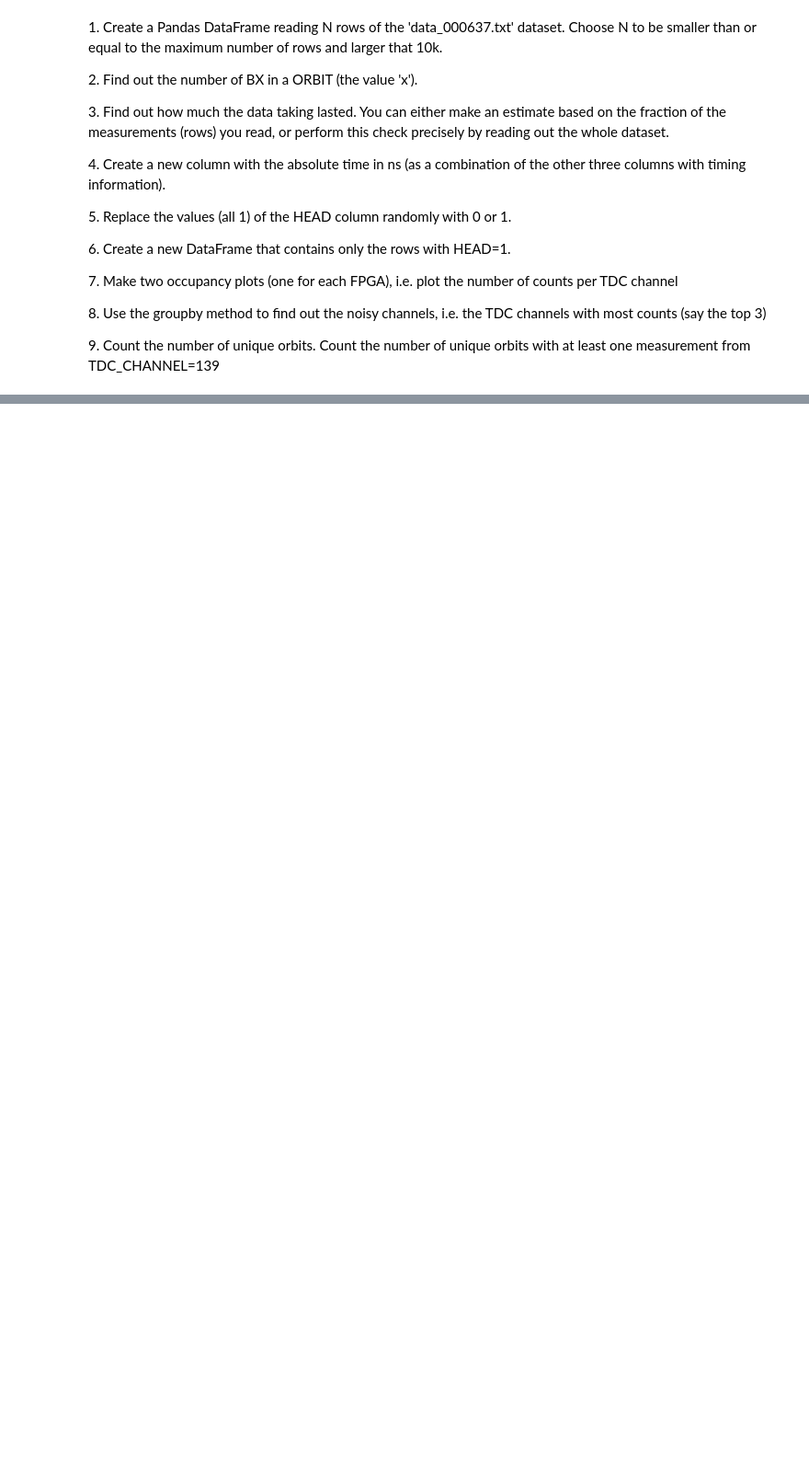
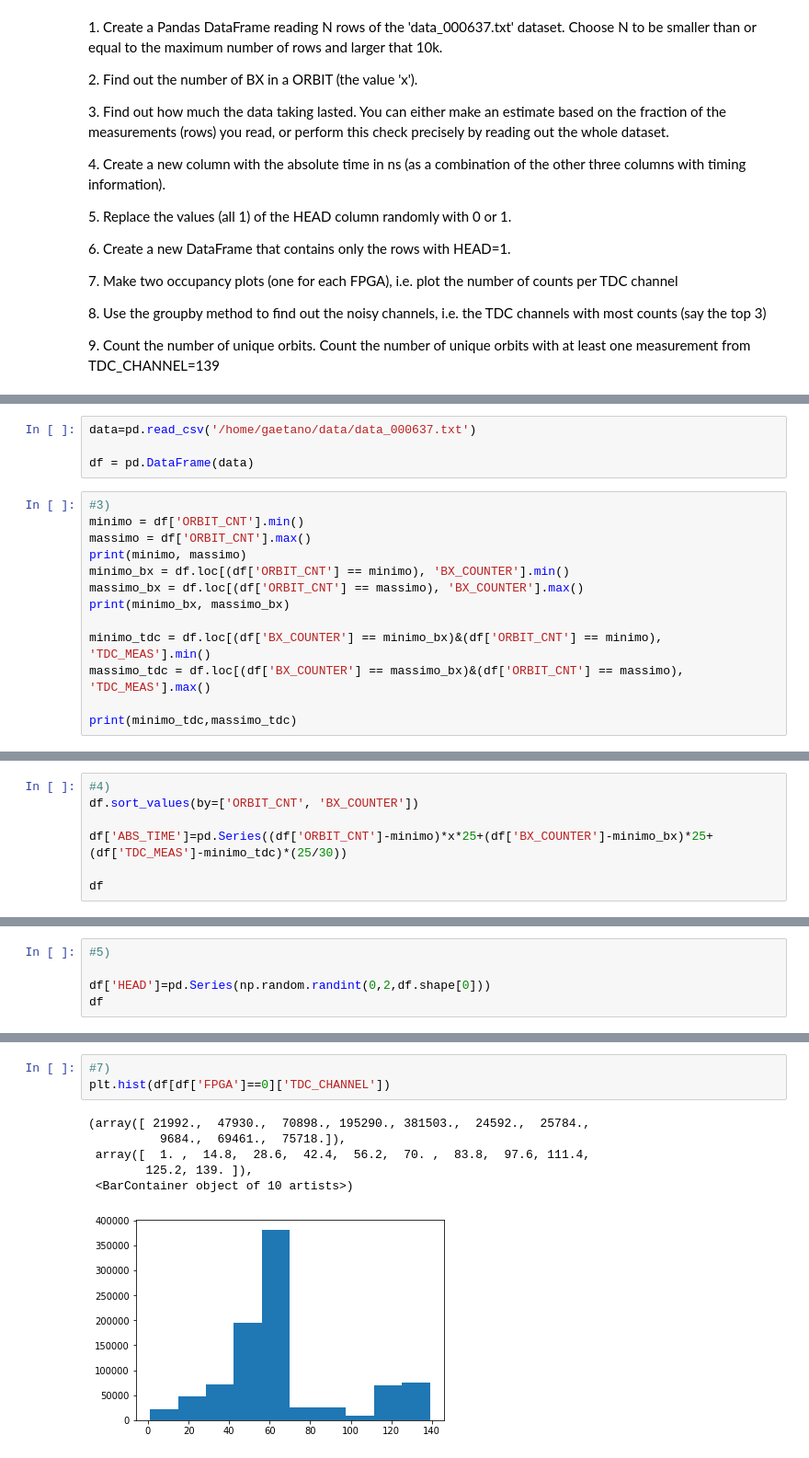
Before and after one commit to PhysicsOfData/LaboratoryOfComputationalPhysics_Y4, a Jupyter notebook: 05ex_Pandas.ipynb, the cells around one changed output, grey strips where cells are left out. Shown: that part at 92% size. Drawn from its saved outputs; the diff is of its cells as text; blank space fills up the shorter version.

```diff
--- a/05ex_Pandas.ipynb
+++ b/05ex_Pandas.ipynb
@@ -52,0 +81,17 @@ df
+# %%
+data=pd.read_csv('/home/gaetano/data/data_000637.txt')
+
+df = pd.DataFrame(data)
+# %%
+#3)
+minimo = df['ORBIT_CNT'].min()
+massimo = df['ORBIT_CNT'].max()
+print(minimo, massimo)
+minimo_bx = df.loc[(df['ORBIT_CNT'] == minimo), 'BX_COUNTER'].min()
+massimo_bx = df.loc[(df['ORBIT_CNT'] == massimo), 'BX_COUNTER'].max()
+print(minimo_bx, massimo_bx)
+
+minimo_tdc = df.loc[(df['BX_COUNTER'] == minimo_bx)&(df['ORBIT_CNT'] == minimo), 'TDC_MEAS'].min()
+massimo_tdc = df.loc[(df['BX_COUNTER'] == massimo_bx)&(df['ORBIT_CNT'] == massimo), 'TDC_MEAS'].max()
+
+print(minimo_tdc,massimo_tdc)
@@ -52,0 +108,7 @@ df
+# %%
+#4)
+df.sort_values(by=['ORBIT_CNT', 'BX_COUNTER'])
+
+df['ABS_TIME']=pd.Series((df['ORBIT_CNT']-minimo)*x*25+(df['BX_COUNTER']-minimo_bx)*25+(df['TDC_MEAS']-minimo_tdc)*(25/30))
+
+df
@@ -52,0 +129,5 @@ df
+# %%
+#5)
+
+df['HEAD']=pd.Series(np.random.randint(0,2,df.shape[0]))
+df
@@ -52,0 +167,10 @@ df
+# %%
+#7)
+plt.hist(df[df['FPGA']==0]['TDC_CHANNEL'])
+# %% [output]
+(array([ 21992.,  47930.,  70898., 195290., 381503.,  24592.,  25784.,
+          9684.,  69461.,  75718.]),
+ array([  1. ,  14.8,  28.6,  42.4,  56.2,  70. ,  83.8,  97.6, 111.4,
+        125.2, 139. ]),
+ <BarContainer object of 10 artists>)
+[figure, added]
```
Also changed, not shown: parts of 12 cells of this notebook, 3 other files.
